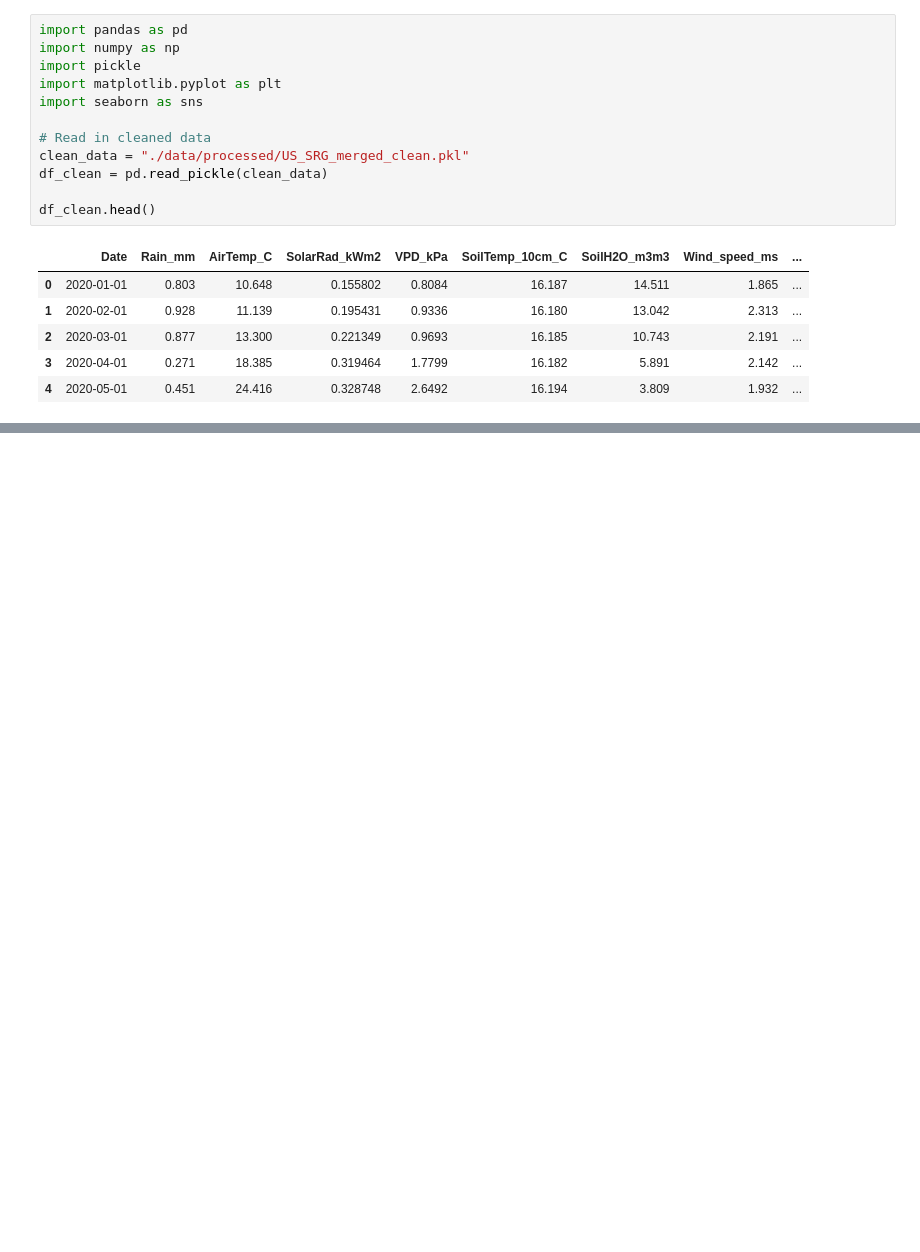
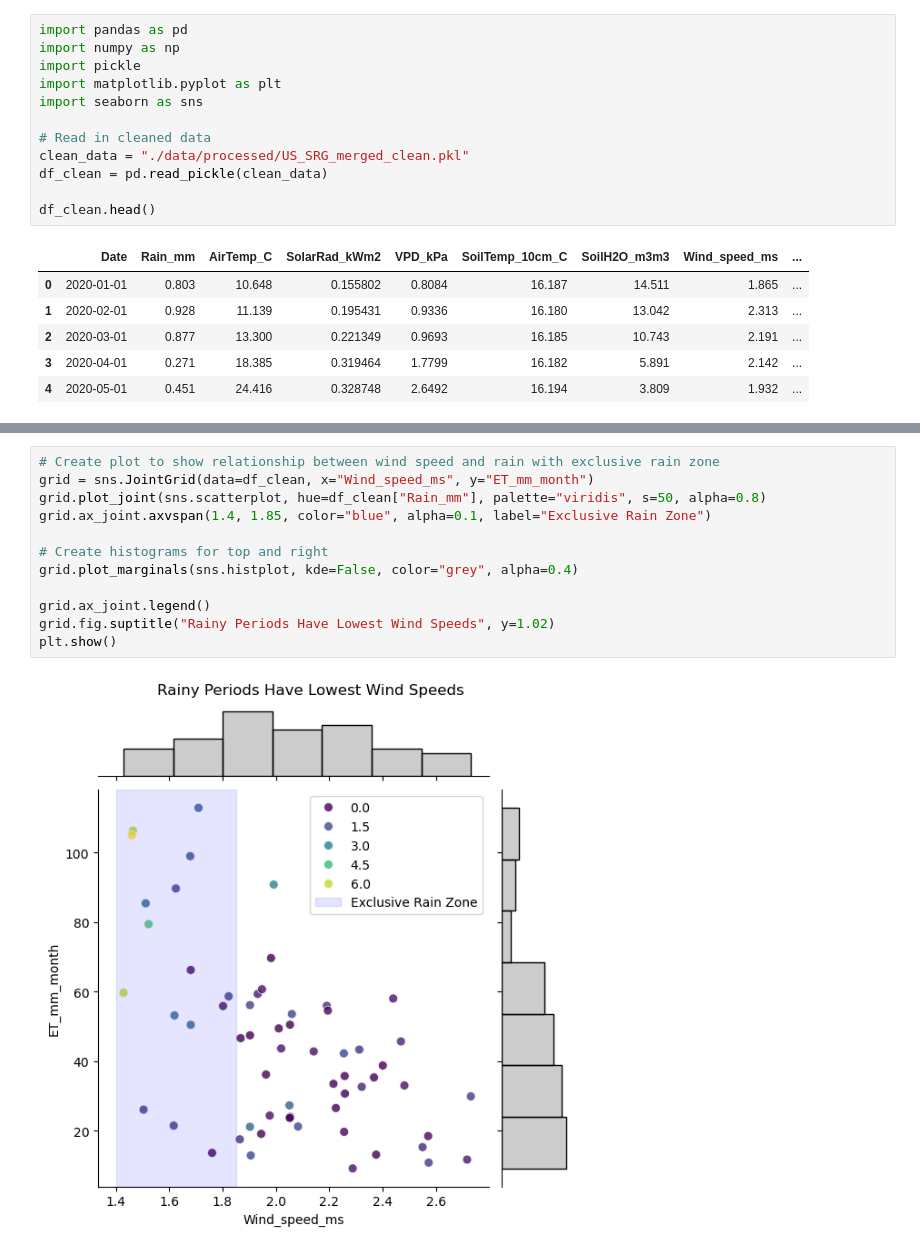
Before and after one commit to bcf0030/eda-project-evapotranspiration, a Jupyter notebook: data_exploration.ipynb, the cells around one changed output, grey strips where cells are left out. Cells and saved outputs as stored; diff of their text form; blank space fills up the shorter version.

```diff
--- a/data_exploration.ipynb
+++ b/data_exploration.ipynb
@@ -64,0 +120,14 @@ Text(0.5, 1.0, 'ET Relationship: Wind Speed')
+# %%
+# Create plot to show relationship between wind speed and rain with exclusive rain zone
+grid = sns.JointGrid(data=df_clean, x="Wind_speed_ms", y="ET_mm_month")
+grid.plot_joint(sns.scatterplot, hue=df_clean["Rain_mm"], palette="viridis", s=50, alpha=0.8)
+grid.ax_joint.axvspan(1.4, 1.85, color="blue", alpha=0.1, label="Exclusive Rain Zone")
+
+# Create histograms for top and right
+grid.plot_marginals(sns.histplot, kde=False, color="grey", alpha=0.4)
+
+grid.ax_joint.legend()
+grid.fig.suptitle("Rainy Periods Have Lowest Wind Speeds", y=1.02)
+plt.show()
+# %% [output]
+[figure, added]
```
Also changed, not shown: parts of 18 cells of this notebook.
